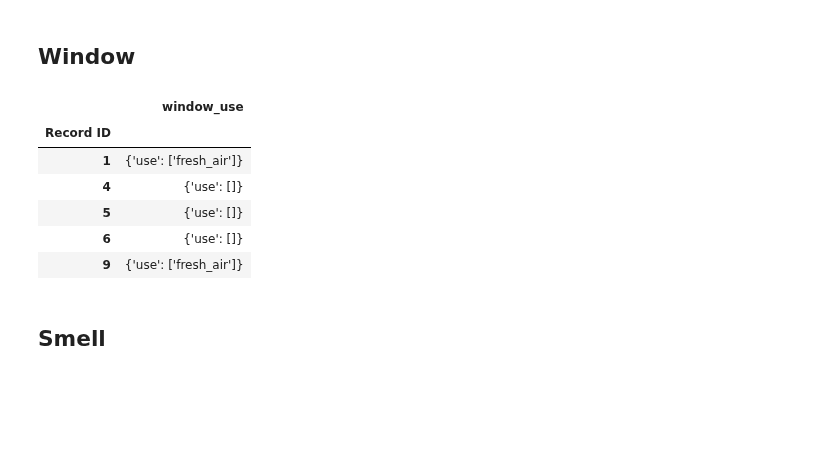
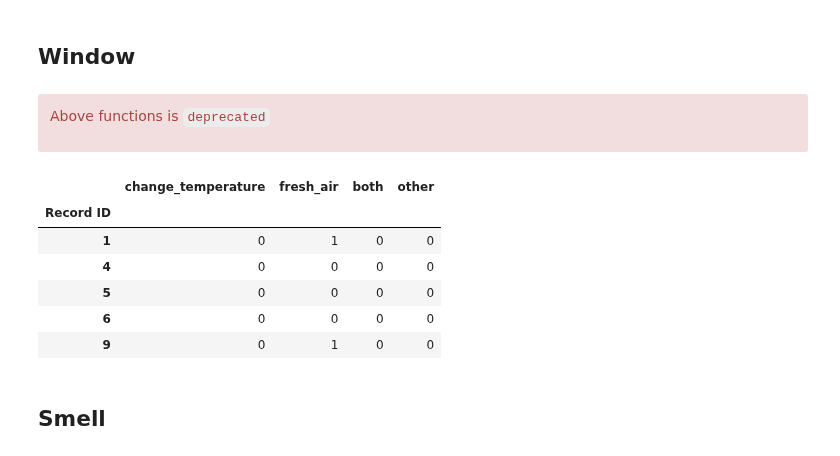
Before and after one commit to intelligent-environments-lab/utx000, a Jupyter notebook: notebooks/4.10.0-hef-redcap-home_environment-processing.ipynb, the cells around one changed output. Cells and saved outputs as stored; diff of their text form; code cells hidden in the pictures; blank space fills up the shorter version.

```diff
--- a/notebooks/4.10.0-hef-redcap-home_environment-processing.ipynb
+++ b/notebooks/4.10.0-hef-redcap-home_environment-processing.ipynb
@@ -79,19 +79,26 @@ def get_window_use(row):
         d["use"] = uses
 
     return d
+# %% [markdown]
+<div class="alert alert-block alert-danger">
+
+Above functions is `deprecated`
+
+</div>
 # %%
-ee_window = ee[[column for column in ee.columns if "windows" in column.lower() and "isolate" not in column.lower()]]
-ee_window["window_use"] = ee_window.apply(get_window_use, axis="columns")
-ee_window.drop([column for column in ee_window.columns if "windows" in column.lower()],axis="columns",inplace=True)
+ee_window = ee[[column for column in ee.columns if "your windows" in column.lower()]]
+#ee_window["window_use"] = ee_window.apply(get_window_use, axis="columns")
+#ee_window.drop([column for column in ee_window.columns if "windows" in column.lower()],axis="columns",inplace=True)
+ee_window.columns = ["change_temperature","fresh_air","both","other"]
 ee_window.head()
 # %% [output]
-|  | window_use |
-| Record ID |  |
-| 1 | {'use': ['fresh_air']} |
-| 4 | {'use': []} |
-| 5 | {'use': []} |
-| 6 | {'use': []} |
-| 9 | {'use': ['fresh_air']} |
+|  | change_temperature | fresh_air | both | other |
+| Record ID |  |  |  |  |
+| 1 | 0 | 1 | 0 | 0 |
+| 4 | 0 | 0 | 0 | 0 |
+| 5 | 0 | 0 | 0 | 0 |
+| 6 | 0 | 0 | 0 | 0 |
+| 9 | 0 | 1 | 0 | 0 |
 # %% [markdown]
 ## Smell
 # %%
```
Also changed, not shown: parts of 2 cells of this notebook.
